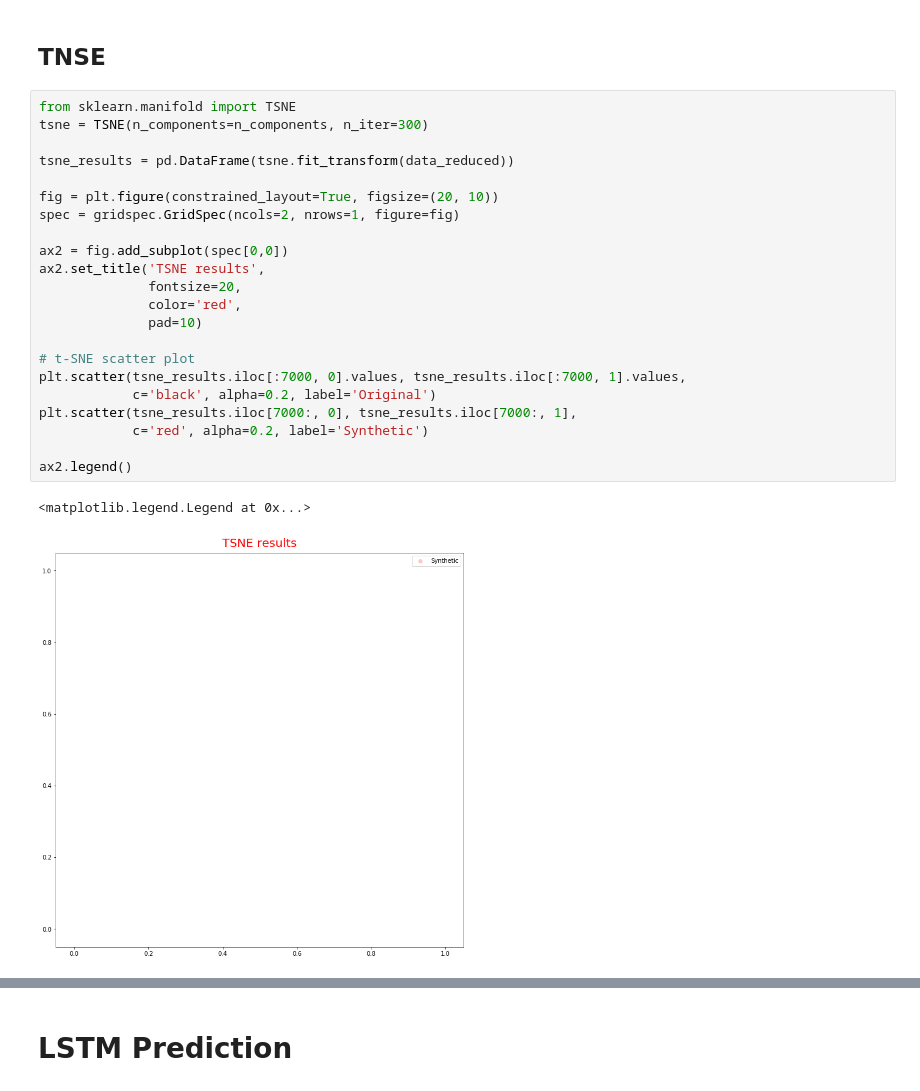
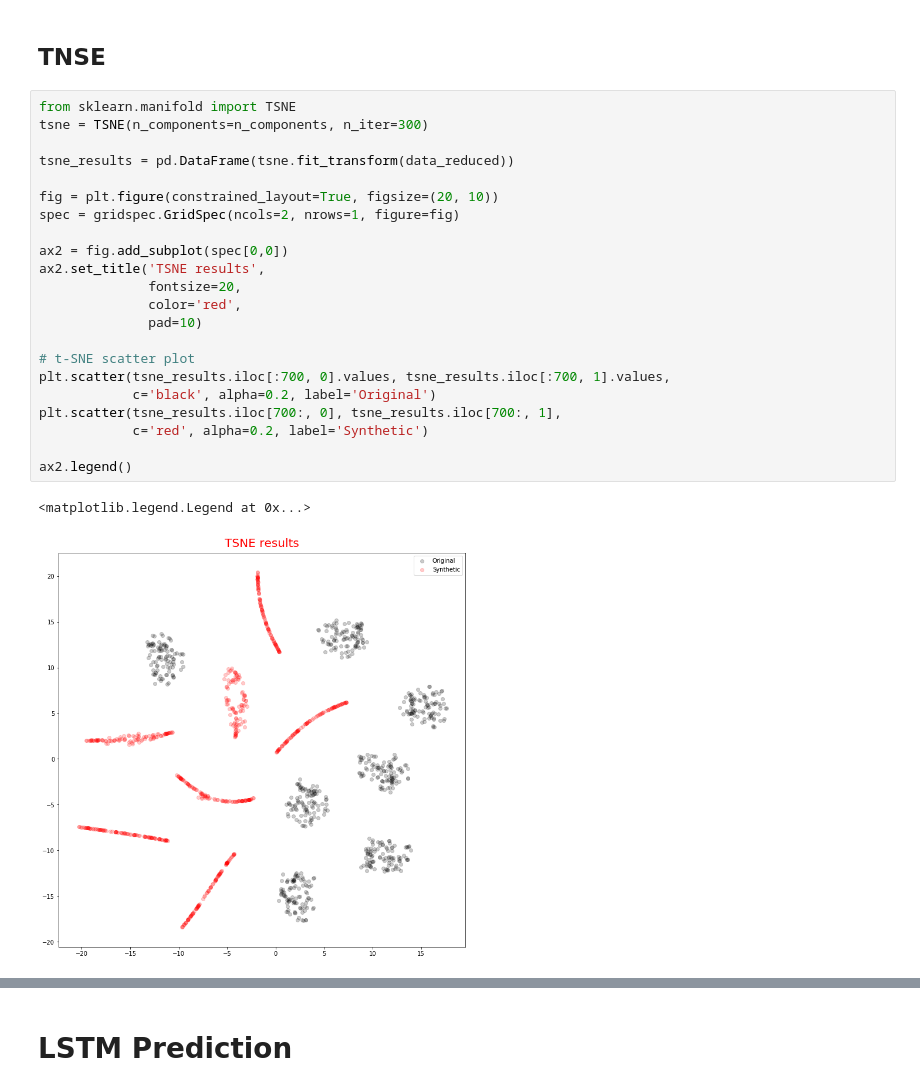
Before and after one commit to ofilion/financial-data-generation, a Jupyter notebook: Project.ipynb, the cells around one changed output, grey strips where cells are left out. Drawn from its saved outputs; the diff is of its cells as text.

```diff
--- a/Project.ipynb
+++ b/Project.ipynb
@@ -375,25 +373,25 @@ ax.legend()
 # %%
 from sklearn.manifold import TSNE
 tsne = TSNE(n_components=n_components, n_iter=300)
 
 tsne_results = pd.DataFrame(tsne.fit_transform(data_reduced))
 
 fig = plt.figure(constrained_layout=True, figsize=(20, 10))
 spec = gridspec.GridSpec(ncols=2, nrows=1, figure=fig)
 
 ax2 = fig.add_subplot(spec[0,0])
 ax2.set_title('TSNE results',
               fontsize=20,
               color='red',
               pad=10)
 
 # t-SNE scatter plot
-plt.scatter(tsne_results.iloc[:7000, 0].values, tsne_results.iloc[:7000, 1].values,
+plt.scatter(tsne_results.iloc[:700, 0].values, tsne_results.iloc[:700, 1].values,
             c='black', alpha=0.2, label='Original')
-plt.scatter(tsne_results.iloc[7000:, 0], tsne_results.iloc[7000:, 1],
+plt.scatter(tsne_results.iloc[700:, 0], tsne_results.iloc[700:, 1],
             c='red', alpha=0.2, label='Synthetic')
 
 ax2.legend()
 # %% [output]
 <matplotlib.legend.Legend at 0x...>
-[figure, old version]
+[figure, new version]
```
Also changed, not shown: parts of 2 cells of this notebook.
